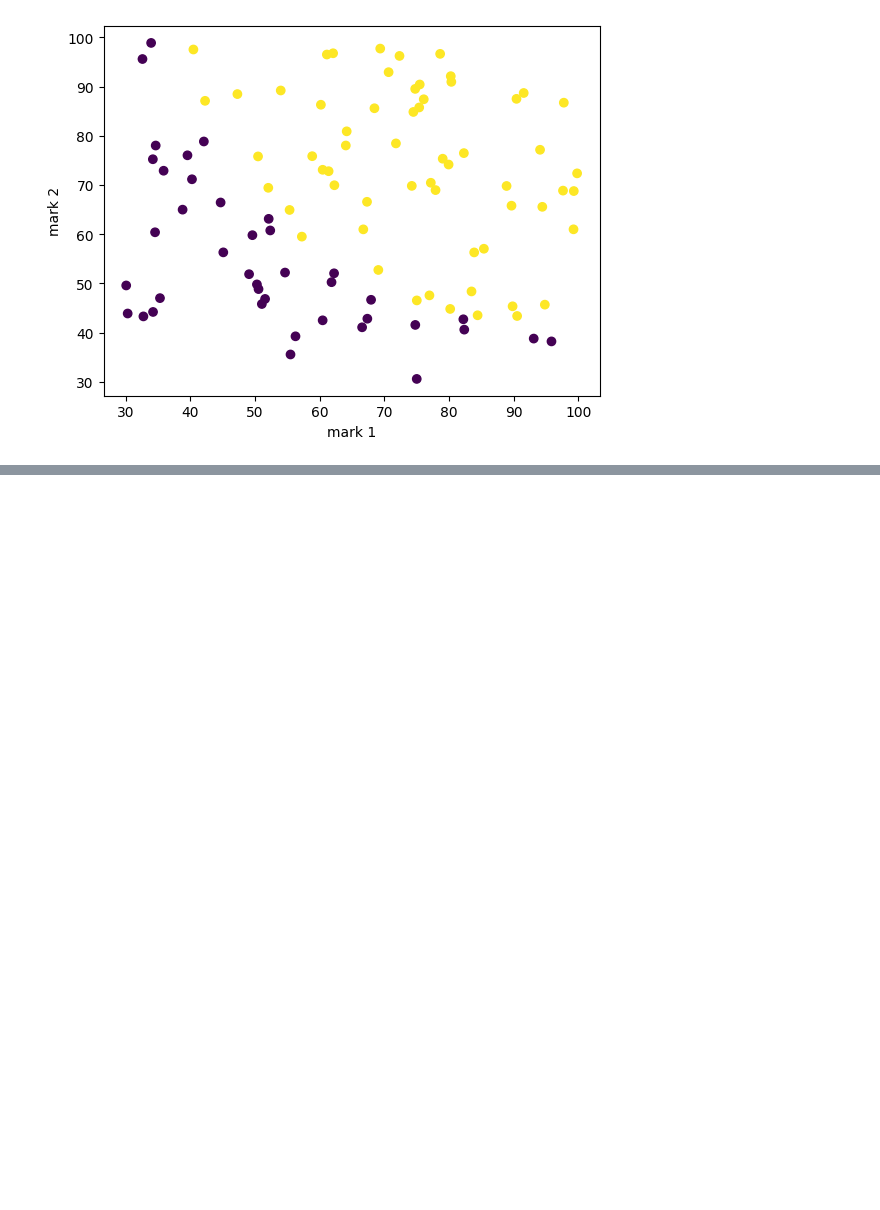
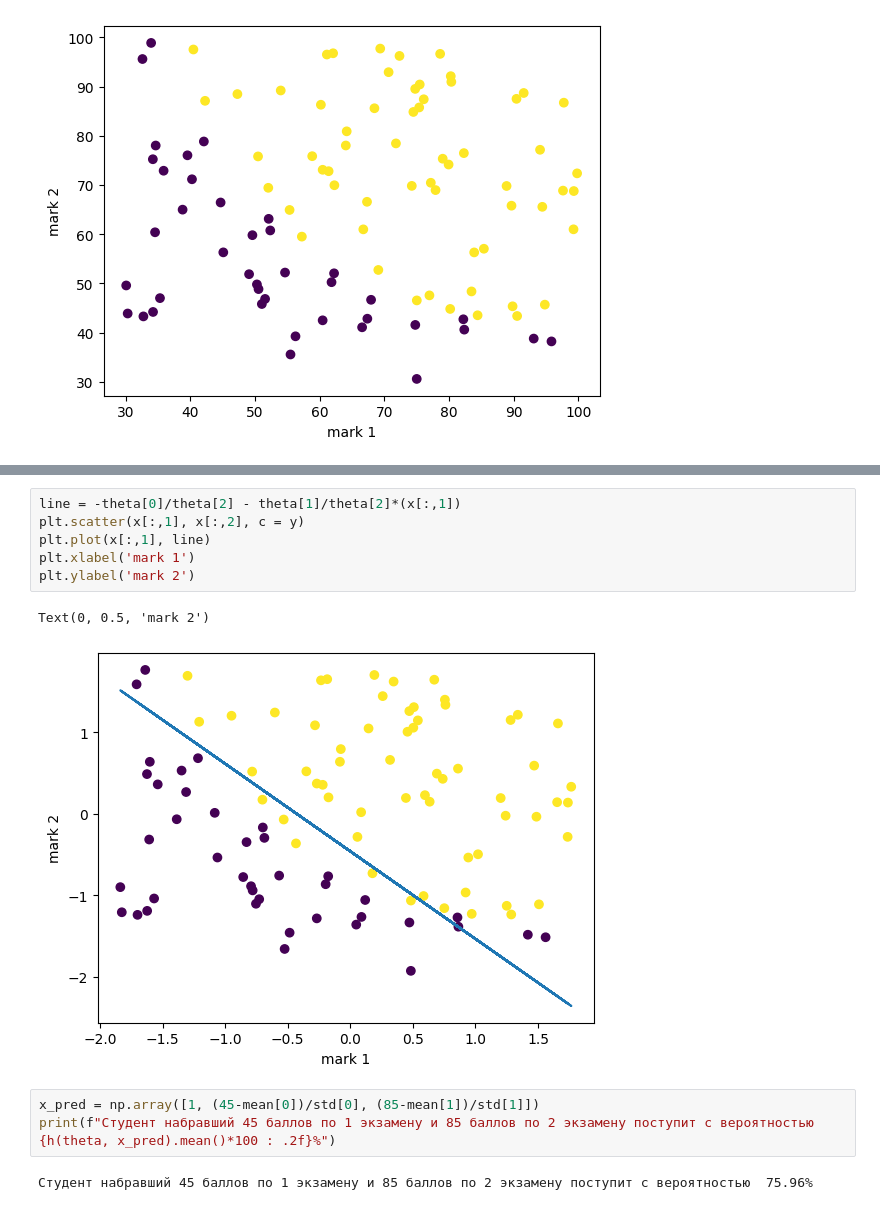
Before and after one commit to Xopppek/ml_sem6, a Jupyter notebook: lab21.ipynb, the cells around one changed output, grey strips where cells are left out. Saved outputs shown, nothing was run; the diff lists cells and outputs as text; blank space fills up the shorter version.

```diff
--- a/lab21.ipynb
+++ b/lab21.ipynb
@@ -29 +70,15 @@ def h(theta, x):
+# %%
+line = -theta[0]/theta[2] - theta[1]/theta[2]*(x[:,1])
+plt.scatter(x[:,1], x[:,2], c = y)
+plt.plot(x[:,1], line)
+plt.xlabel('mark 1')
+plt.ylabel('mark 2')
+# %% [output]
+Text(0, 0.5, 'mark 2')
+[figure, added]
+# %%
+x_pred = np.array([1, (45-mean[0])/std[0], (85-mean[1])/std[1]])
+print(f"Студент набравший 45 баллов по 1 экзамену и 85 баллов по 2 экзамену поступит с вероятностью {h(theta, x_pred).mean()*100 : .2f}%")
+# %% [output]
+Студент набравший 45 баллов по 1 экзамену и 85 баллов по 2 экзамену поступит с вероятностью  75.96%
 # %%
```
Also changed, not shown: parts of 11 cells of this notebook, 2 other files.
